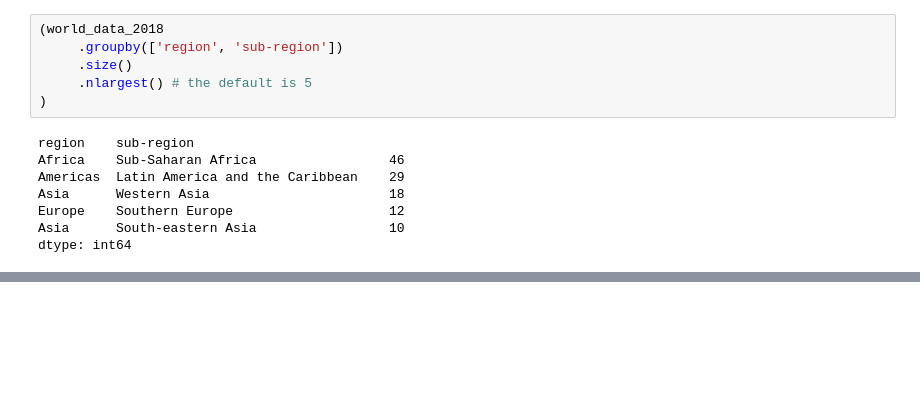
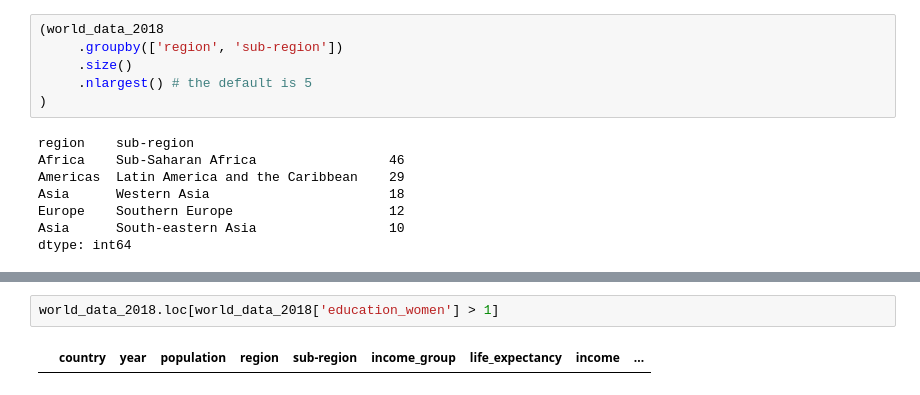
Before and after one commit to UofTCoders/2018-09-10-utoronto, a Jupyter notebook: code/2-dataframes-gapminder.ipynb, the cells around one changed output, grey strips where cells are left out. Saved outputs shown, nothing was run; the diff lists cells and outputs as text; blank space fills up the shorter version.

```diff
--- a/code/2-dataframes-gapminder.ipynb
+++ b/code/2-dataframes-gapminder.ipynb
@@ -1447,0 +1425,4 @@ dtype: int64
+# %%
+world_data_2018.loc[world_data_2018['education_women'] > 1]
+# %% [output]
+|  | country | year | population | region | sub-region | income_group | life_expectancy | income | ... |
```
Also changed, not shown: parts of 14 cells of this notebook.
